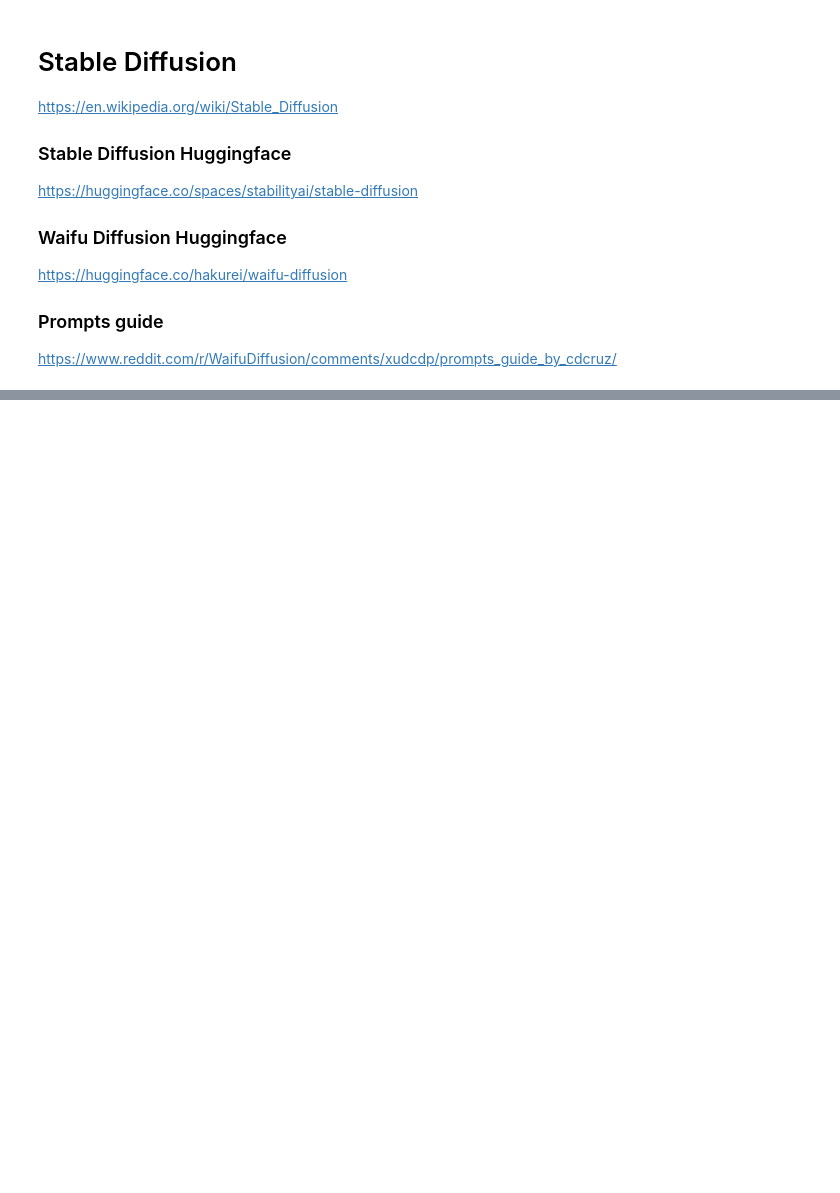
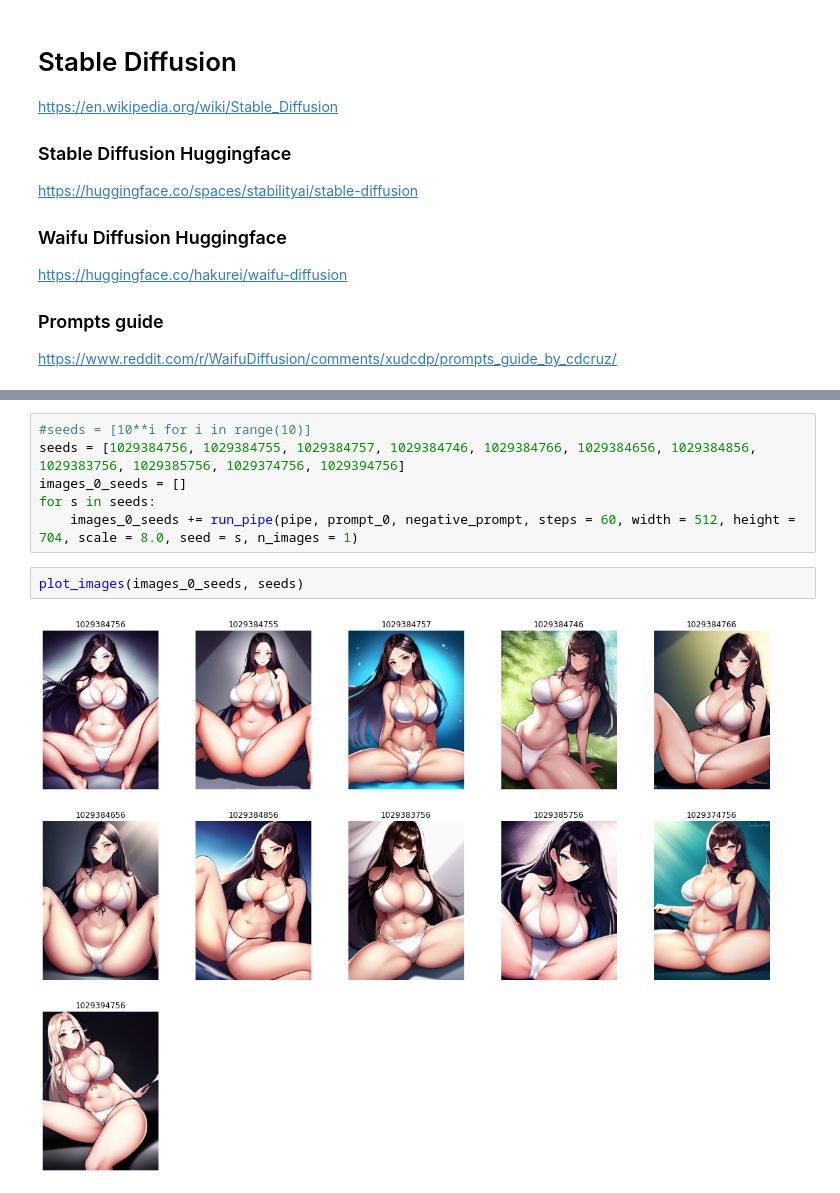
Before and after one commit to natsunoyuki/Data_Science, a Jupyter notebook: Stable Diffusion.ipynb, the cells around one changed output, grey strips where cells are left out. Saved outputs shown, nothing was run; the diff lists cells and outputs as text; blank space fills up the shorter version.

```diff
--- a/Stable Diffusion.ipynb
+++ b/Stable Diffusion.ipynb
@@ -90,0 +124,10 @@ for i in range(len(images_4)):
+# %%
+#seeds = [10**i for i in range(10)]
+seeds = [1029384756, 1029384755, 1029384757, 1029384746, 1029384766, 1029384656, 1029384856, 1029383756, 1029385756, 1029374756, 1029394756]
+images_0_seeds = []
+for s in seeds:
+    images_0_seeds += run_pipe(pipe, prompt_0, negative_prompt, steps = 60, width = 512, height = 704, scale = 8.0, seed = s, n_images = 1)
+# %%
+plot_images(images_0_seeds, seeds)
+# %% [output]
+[figure, added]
```
Also changed, not shown: parts of 23 cells of this notebook.
